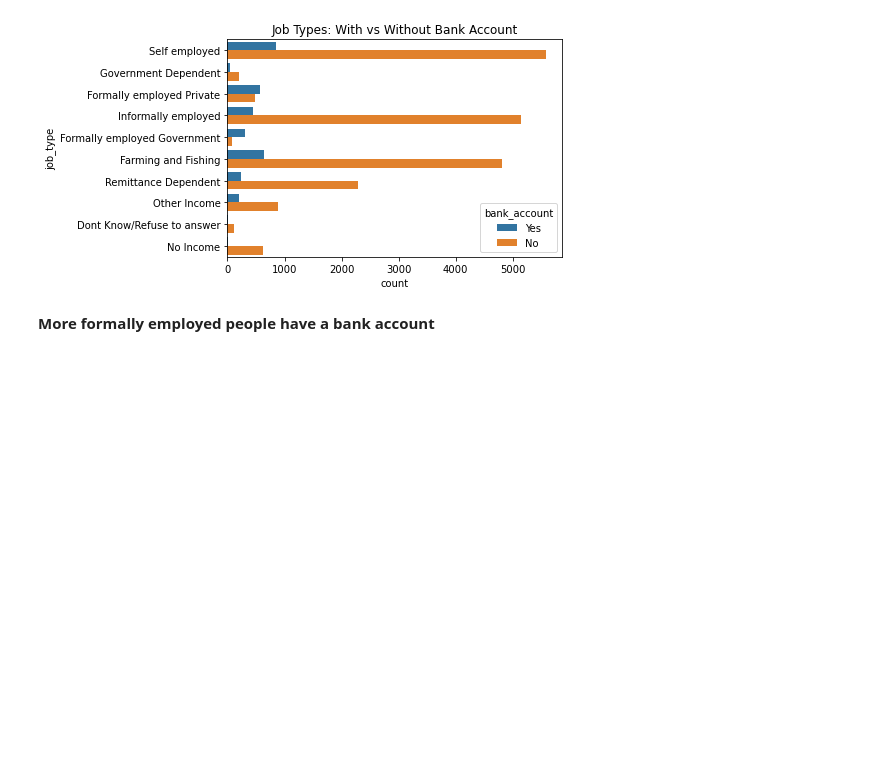
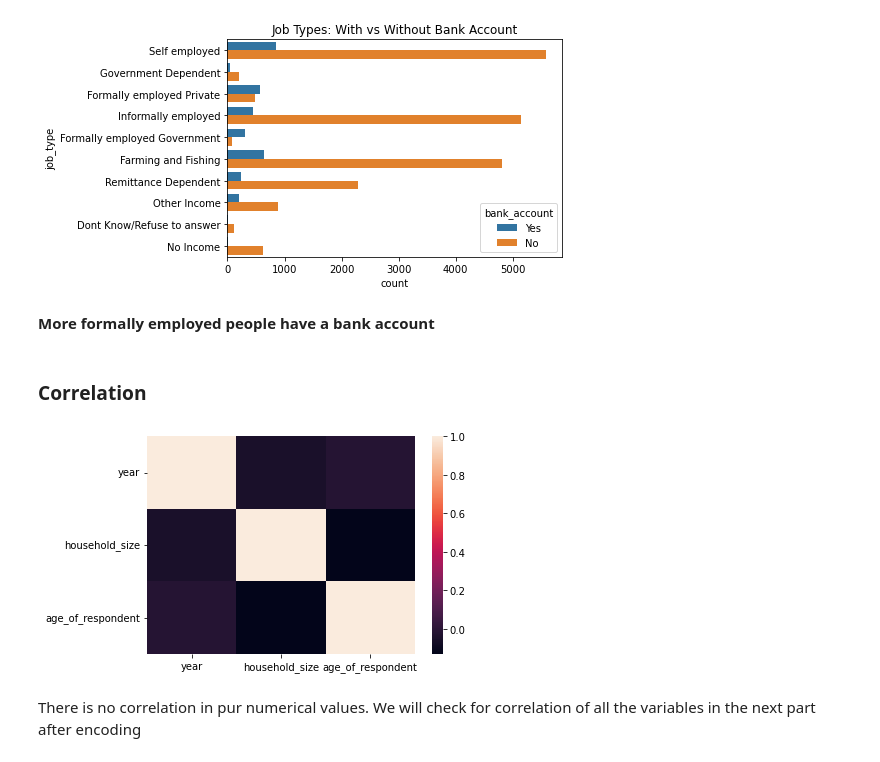
Before and after one commit to anwangari/Financial-Inclusion-in-Africa, a Jupyter notebook: EDA.ipynb, the cells around one changed output. Drawn from its saved outputs; the diff is of its cells as text; code cells hidden in the pictures; blank space fills up the shorter version.

```diff
--- a/EDA.ipynb
+++ b/EDA.ipynb
@@ -253,3 +253,13 @@ plt.title("Job Types: With vs Without Bank Account");
 [figure]
 # %% [markdown]
 **More formally employed people have a bank account**
+# %% [markdown]
+### Correlation
+# %%
+# plotting a correlation heat map (Numerical values only)
+corr = data.drop(columns="bank_account").corr()
+sns.heatmap(corr);
+# %% [output]
+[figure, added]
+# %% [markdown]
+There is no correlation in pur numerical values. We will check for correlation of all the variables in the next part after encoding
```
